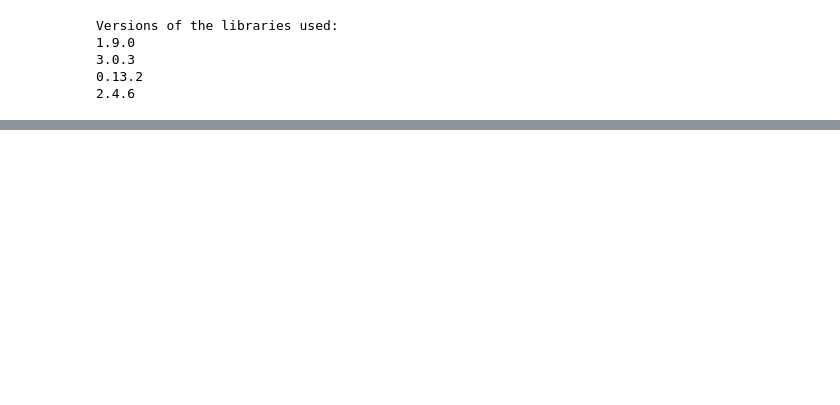
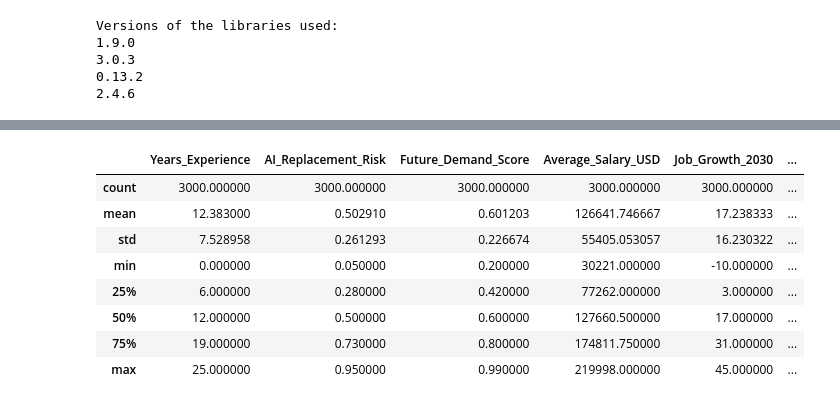
Before and after one commit to luitzdaryl/AI-Impact-2030, a Jupyter notebook: notebeooks/exploration.ipynb, the cells around one changed output, grey strips where cells are left out. Saved outputs shown, nothing was run; the diff lists cells and outputs as text; code cells hidden in the pictures; blank space fills up the shorter version.

```diff
--- a/notebeooks/exploration.ipynb
+++ b/notebeooks/exploration.ipynb
@@ -206,3 +208,15 @@ df.head()
 | 2 | AIJ-100002 | HR Specialist | Education | Canada | High School | 21 | 0.80 | ... |
 | 3 | AIJ-100003 | Cybersecurity Analyst | Government | UK | Bachelor | 5 | 0.29 | ... |
 | 4 | AIJ-100004 | Healthcare Analyst | Education | UAE | PhD | 20 | 0.11 | ... |
+# %%
+df.describe()
+# %% [output]
+|  | Years_Experience | AI_Replacement_Risk | Future_Demand_Score | Average_Salary_USD | Job_Growth_2030 | ... |
+| count | 3000.000000 | 3000.000000 | 3000.000000 | 3000.000000 | 3000.000000 | ... |
+| mean | 12.383000 | 0.502910 | 0.601203 | 126641.746667 | 17.238333 | ... |
+| std | 7.528958 | 0.261293 | 0.226674 | 55405.053057 | 16.230322 | ... |
+| min | 0.000000 | 0.050000 | 0.200000 | 30221.000000 | -10.000000 | ... |
+| 25% | 6.000000 | 0.280000 | 0.420000 | 77262.000000 | 3.000000 | ... |
+| 50% | 12.000000 | 0.500000 | 0.600000 | 127660.500000 | 17.000000 | ... |
+| 75% | 19.000000 | 0.730000 | 0.800000 | 174811.750000 | 31.000000 | ... |
+| max | 25.000000 | 0.950000 | 0.990000 | 219998.000000 | 45.000000 | ... |
```
Also changed, not shown: parts of 9 cells of this notebook.
